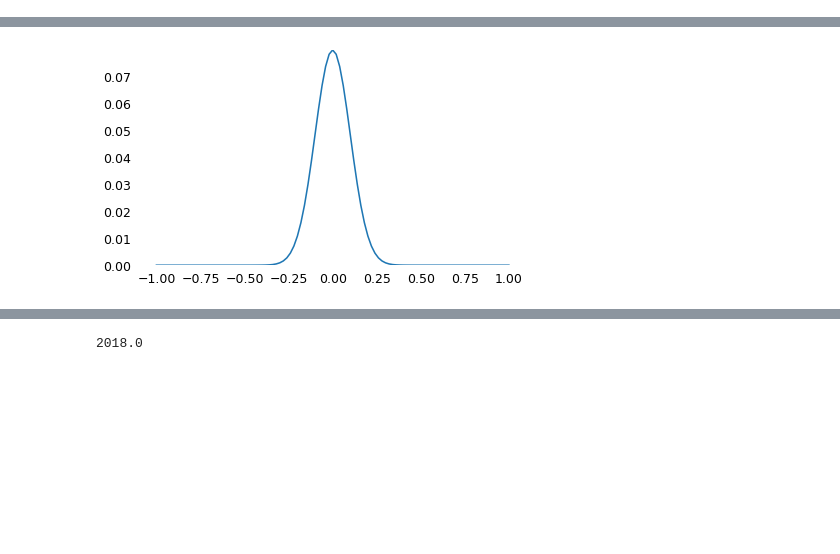
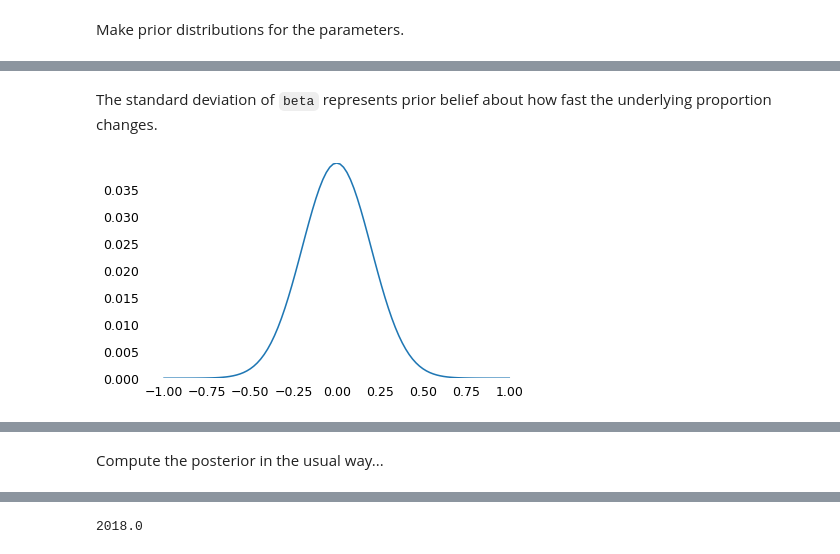
Before and after one commit to AllenDowney/ProbablyOverthinkingIt, a Jupyter notebook: examples/bayes_smooth.ipynb, the cells around one changed output, grey strips where cells are left out. Saved outputs shown, nothing was run; the diff lists cells and outputs as text; code cells hidden in the pictures; blank space fills up the shorter version.

```diff
--- a/examples/bayes_smooth.ipynb
+++ b/examples/bayes_smooth.ipynb
@@ -196,5 +222,7 @@ x
 Name: y, dtype: float64
 [interactive output not drawn]
+# %% [markdown]
+Make prior distributions for the parameters.
 # %%
 from scipy.stats import norm
 
@@ -207,16 +235,20 @@ decorate(ylim=[0, alpha_prior.max()])
 # %% [output]
 [figure]
 [interactive output not drawn]
+# %% [markdown]
+The standard deviation of `beta` represents prior belief about how fast the underlying proportion changes.
 # %%
 betas = np.linspace(-1, 1, 101)
-beta_prior = norm.pdf(betas, 0, 0.1)
+beta_prior = norm.pdf(betas, 0, 0.2)
 beta_prior /= beta_prior.sum()
 
 plt.plot(betas, beta_prior)
 decorate(ylim=[0, beta_prior.max()])
 # %% [output]
-[figure, old version]
+[figure, new version]
 [interactive output not drawn]
+# %% [markdown]
+Compute the posterior in the usual way...
 # %%
 AP, BP = np.meshgrid(alpha_prior, beta_prior, indexing="ij")
 joint_prior = AP * BP
```
Also changed, not shown: parts of 28 cells of this notebook.
